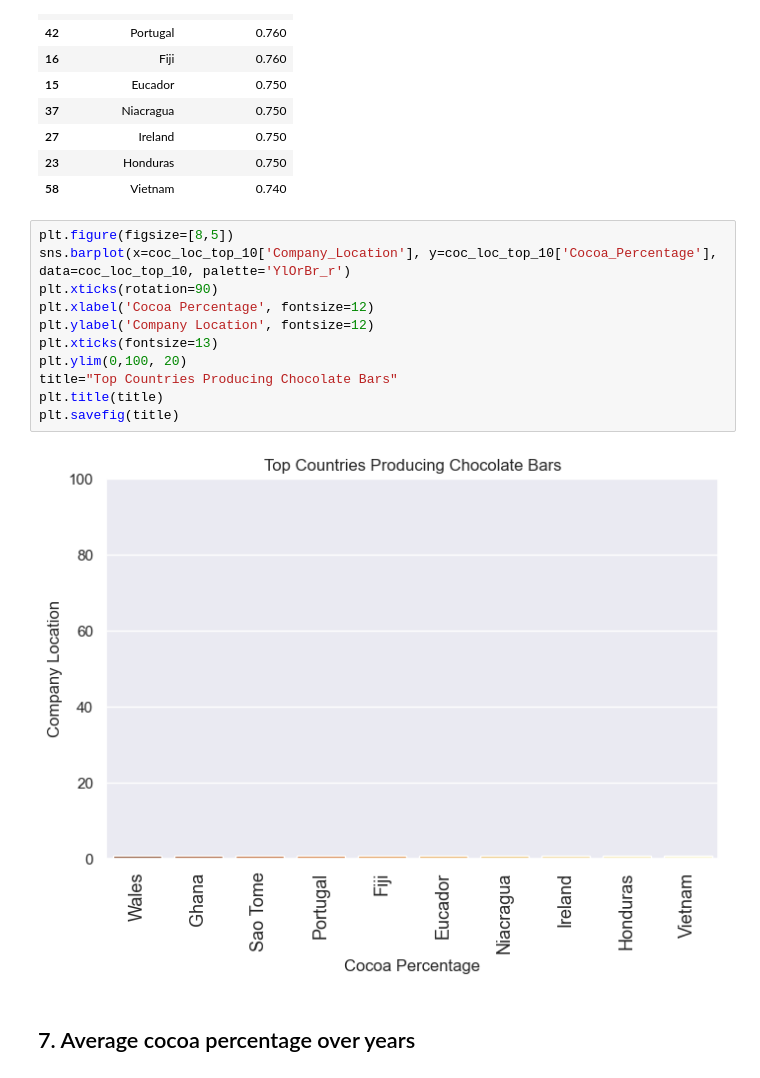
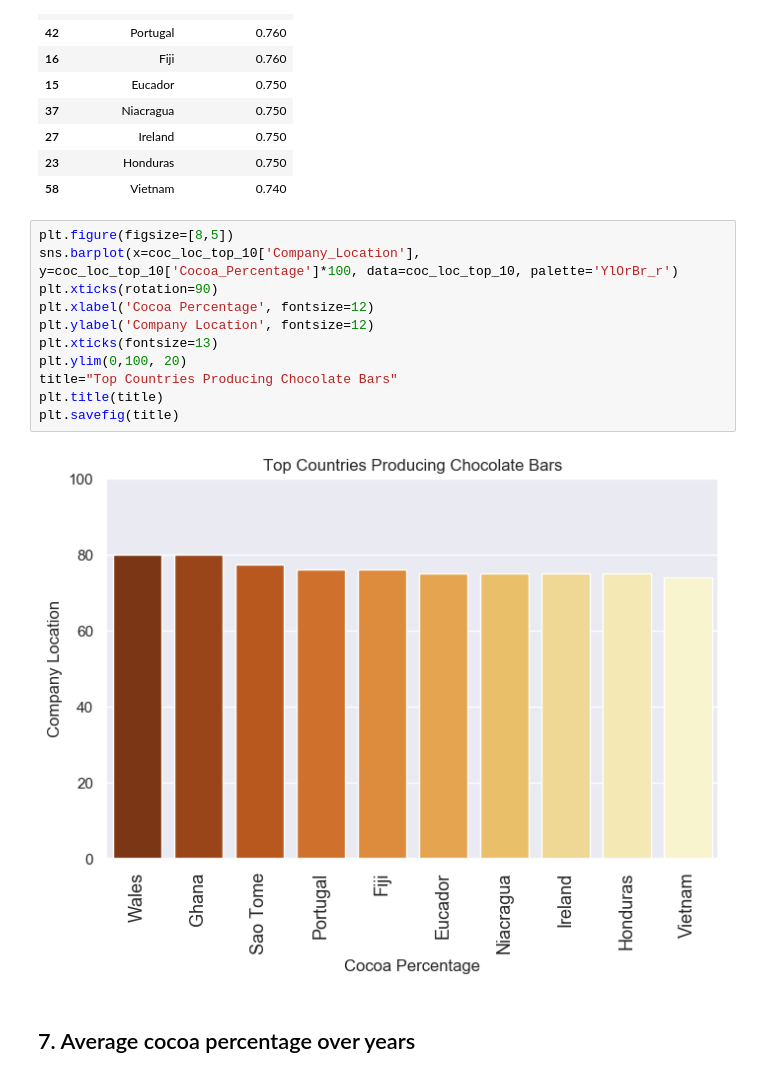
Before and after one commit to Tanu7896/Deepika-Mahato-, a Jupyter notebook: July_Chocolate_Day_EDA_Viz/Chocolate_Bar_Rating_EDA_Viz.ipynb, the cells around one changed output. Drawn from its saved outputs; the diff is of its cells as text.

```diff
--- a/July_Chocolate_Day_EDA_Viz/Chocolate_Bar_Rating_EDA_Viz.ipynb
+++ b/July_Chocolate_Day_EDA_Viz/Chocolate_Bar_Rating_EDA_Viz.ipynb
@@ -379,17 +363,17 @@ coc_loc_top_10
 | 58 | Vietnam | 0.740 |
 # %%
 plt.figure(figsize=[8,5])
-sns.barplot(x=coc_loc_top_10['Company_Location'], y=coc_loc_top_10['Cocoa_Percentage'], data=coc_loc_top_10, palette='YlOrBr_r')
+sns.barplot(x=coc_loc_top_10['Company_Location'], y=coc_loc_top_10['Cocoa_Percentage']*100, data=coc_loc_top_10, palette='YlOrBr_r')
 plt.xticks(rotation=90)
 plt.xlabel('Cocoa Percentage', fontsize=12)
 plt.ylabel('Company Location', fontsize=12)
 plt.xticks(fontsize=13)
 plt.ylim(0,100, 20)
 title="Top Countries Producing Chocolate Bars"
 plt.title(title)
 plt.savefig(title)
 # %% [output]
-[figure, old version]
+[figure, new version]
 # %% [markdown]
 ## 7. Average cocoa percentage over years
 # %%
```
Also changed, not shown: parts of 35 cells of this notebook, 2 other files.
